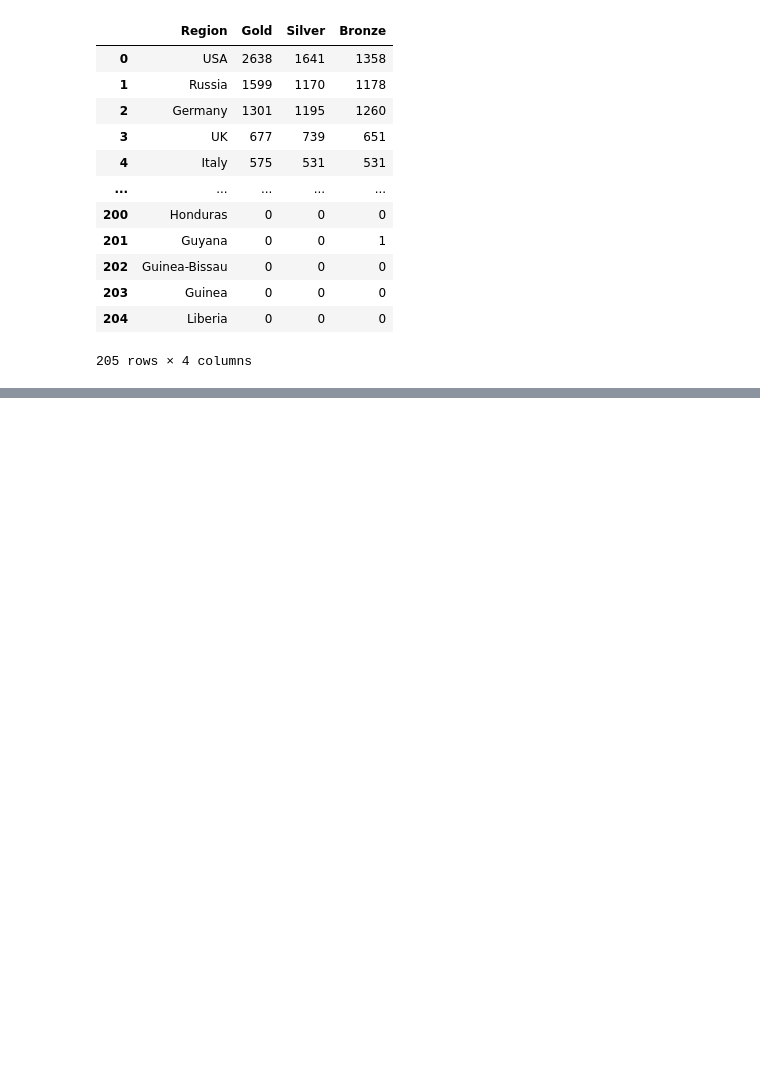
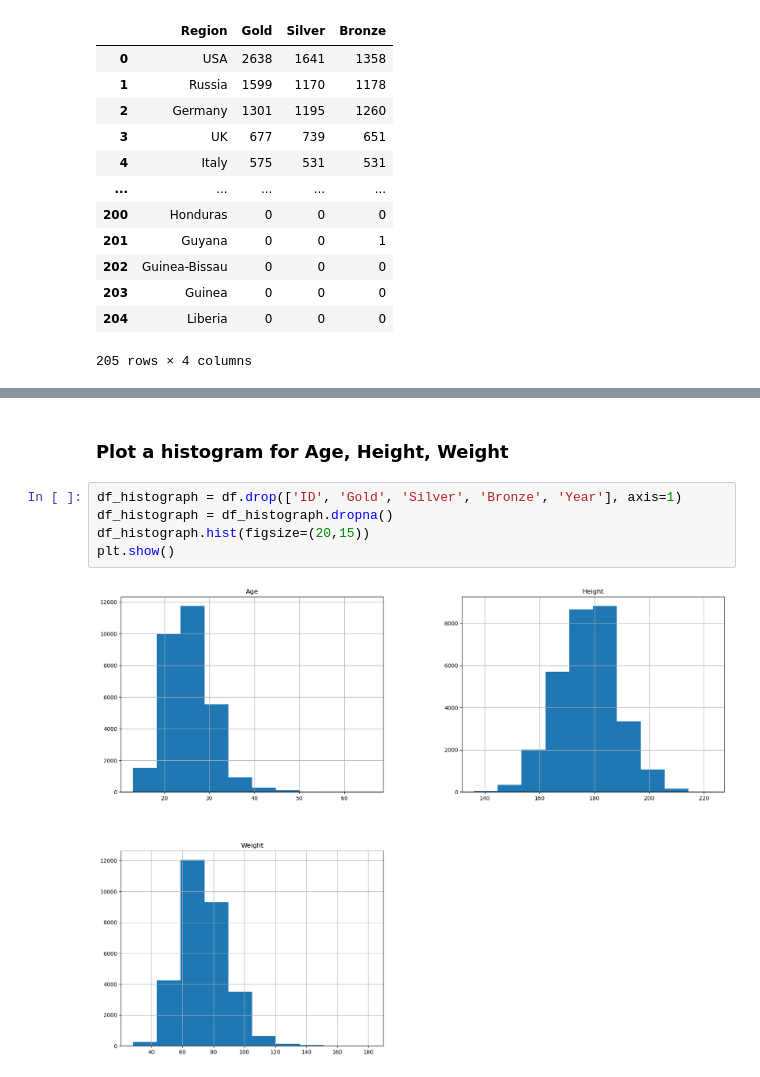
Before and after one commit to mckriel/data-interpretation, a Jupyter notebook: projects/olympic-games/olympic-games-analysis.ipynb, the cells around one changed output, grey strips where cells are left out. Drawn from its saved outputs; the diff is of its cells as text; blank space fills up the shorter version.

Commit message:
Added some more data manipulation and graphs

```diff
--- a/projects/olympic-games/olympic-games-analysis.ipynb
+++ b/projects/olympic-games/olympic-games-analysis.ipynb
@@ -233,0 +336,9 @@ medal_discipline_total
+# %% [markdown]
+### Plot a histogram for Age, Height, Weight
+# %%
+df_histograph = df.drop(['ID', 'Gold', 'Silver', 'Bronze', 'Year'], axis=1)
+df_histograph = df_histograph.dropna()
+df_histograph.hist(figsize=(20,15))
+plt.show()
+# %% [output]
+[figure, added]
```
Also changed, not shown: parts of 21 cells of this notebook.
